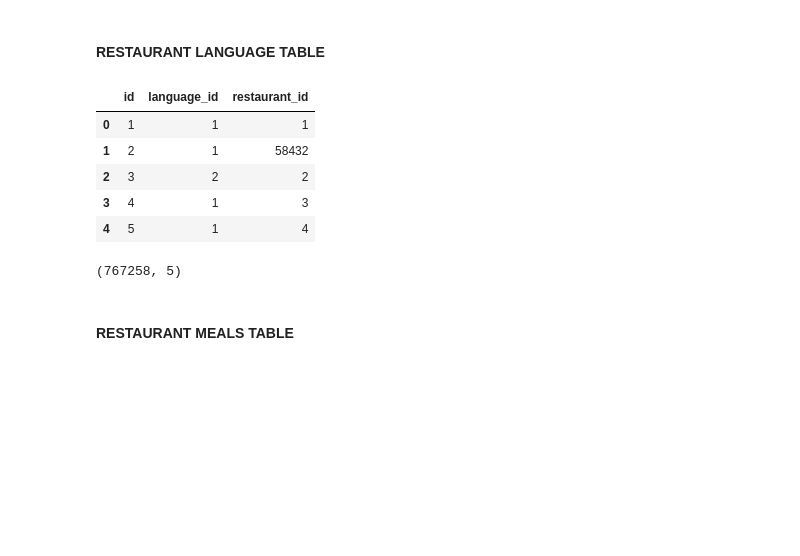
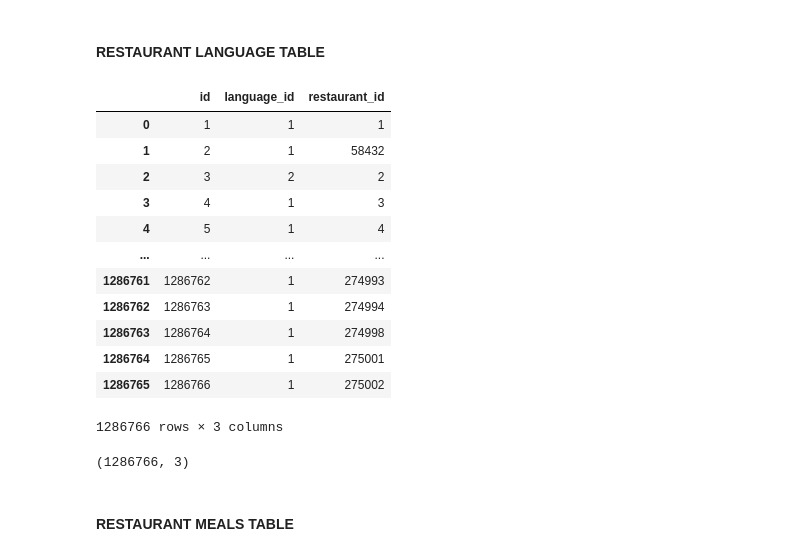
Before and after one commit to CharulMathur4592/tripadvisor_restaurants_analysis, a Jupyter notebook: notebooks/sql_csvs.ipynb, the cells around one changed output. Cells and saved outputs as stored; diff of their text form; code cells hidden in the pictures; blank space fills up the shorter version.

```diff
--- a/notebooks/sql_csvs.ipynb
+++ b/notebooks/sql_csvs.ipynb
@@ -304,41 +266,45 @@ restaurant_language = (
     .drop_duplicates()
     .reset_index(drop=True)
 )
-
-#display(restaurant.head())
-#display(language.head())
 
 restaurant_language = restaurant_language.merge(
     language[["language_id", "language_name"]],
     left_on="default_language", right_on = "language_name",
     how="inner"
 )
 
 
 restaurant_language = restaurant_language.merge(
     restaurant[["restaurant_id", "restaurant_name"]],
     on="restaurant_name",
     how="inner"
 )
 
 restaurant_language = restaurant_language.reset_index(drop=True)
 
 restaurant_language.insert(0, "id", restaurant_language.index + 1)
 
 restaurant_language = restaurant_language[["id", "language_id", "restaurant_id"]]
 
-display(restaurant_language.head())
+display(restaurant_language)
 # %% [output]
 |  | id | language_id | restaurant_id |
 | 0 | 1 | 1 | 1 |
 | 1 | 2 | 1 | 58432 |
 | 2 | 3 | 2 | 2 |
 | 3 | 4 | 1 | 3 |
 | 4 | 5 | 1 | 4 |
+| ... | ... | ... | ... |
+| 1286761 | 1286762 | 1 | 274993 |
+| 1286762 | 1286763 | 1 | 274994 |
+| 1286763 | 1286764 | 1 | 274998 |
+| 1286764 | 1286765 | 1 | 275001 |
+| 1286765 | 1286766 | 1 | 275002 |
+1286766 rows × 3 columns
 # %%
-restaurant.shape
+restaurant_language.shape
 # %% [output]
-(767258, 5)
+(1286766, 3)
 # %%
 restaurant_language.to_csv("restaurant_language.csv", index=False, sep=";", encoding="utf-8")
 # %% [markdown]
```
Also changed, not shown: parts of 4 cells of this notebook, 43 other files.
